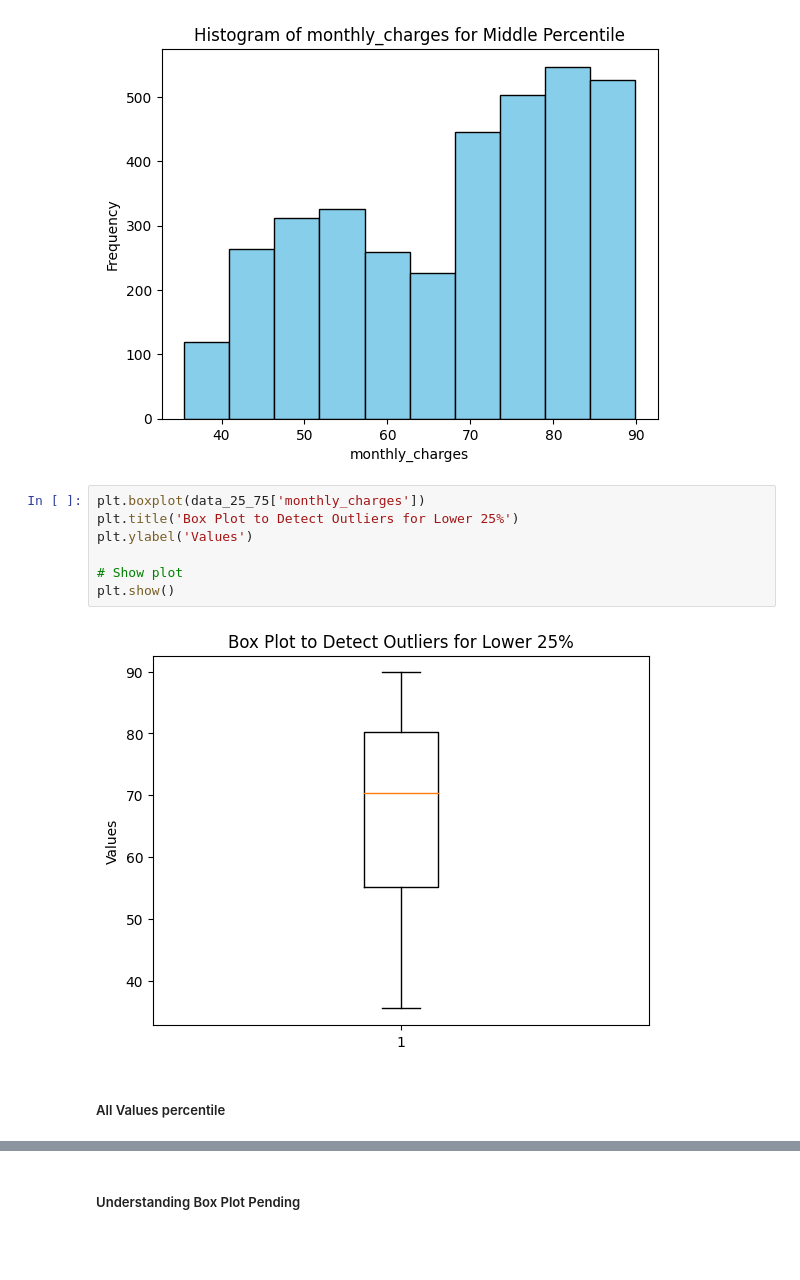
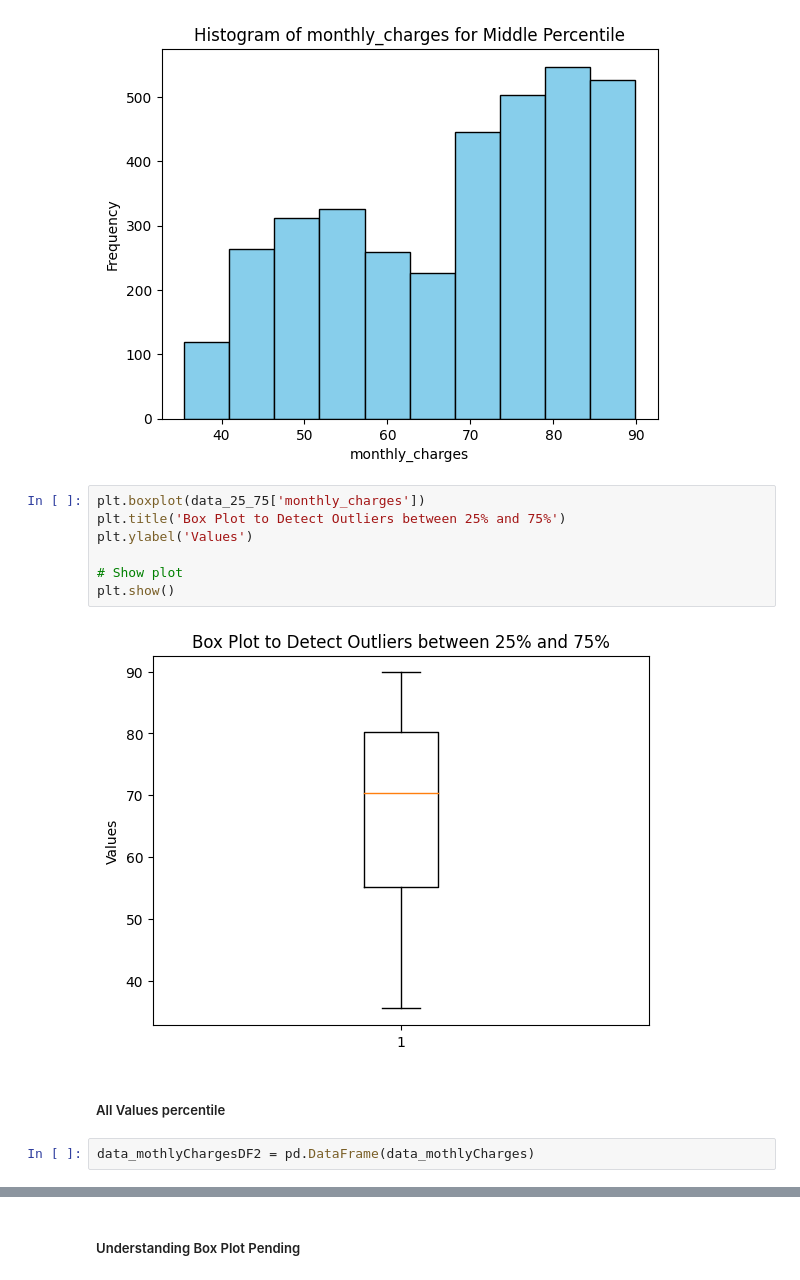
Before and after one commit to jdhova/Statistics-DataCleaning, a Jupyter notebook: MeanModeMedian.ipynb, the cells around one changed output, grey strips where cells are left out. Saved outputs shown, nothing was run; the diff lists cells and outputs as text; blank space fills up the shorter version.

```diff
--- a/MeanModeMedian.ipynb
+++ b/MeanModeMedian.ipynb
@@ -261,13 +261,15 @@ Text(0, 0.5, 'Frequency')
 [figure]
 # %%
 plt.boxplot(data_25_75['monthly_charges'])
-plt.title('Box Plot to Detect Outliers for Lower 25%')
+plt.title('Box Plot to Detect Outliers between 25% and 75%')
 plt.ylabel('Values')
 
 # Show plot
 plt.show()
 # %% [output]
-[figure, old version]
+[figure, new version]
 # %% [markdown]
 ##### All Values percentile
+# %%
+data_mothlyChargesDF2 = pd.DataFrame(data_mothlyCharges)
 # %%
```
Also changed, not shown: parts of 2 cells of this notebook.
